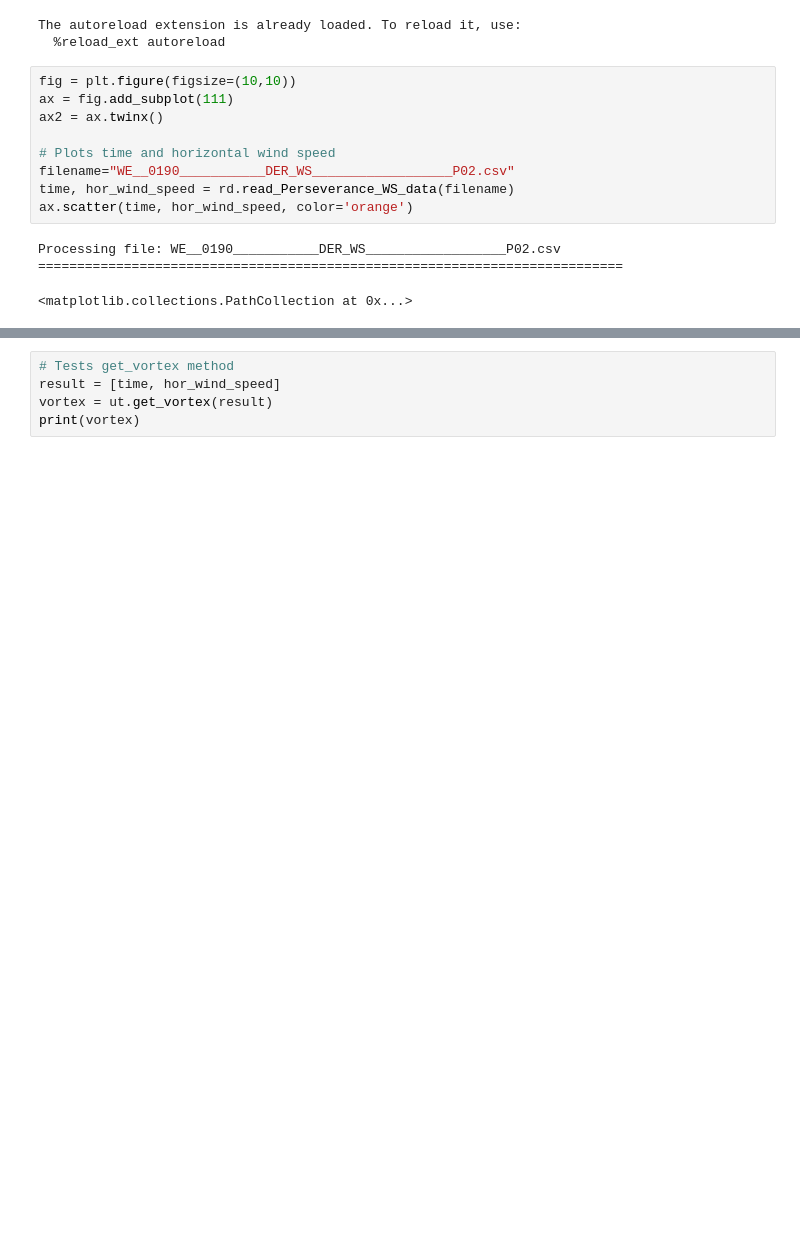
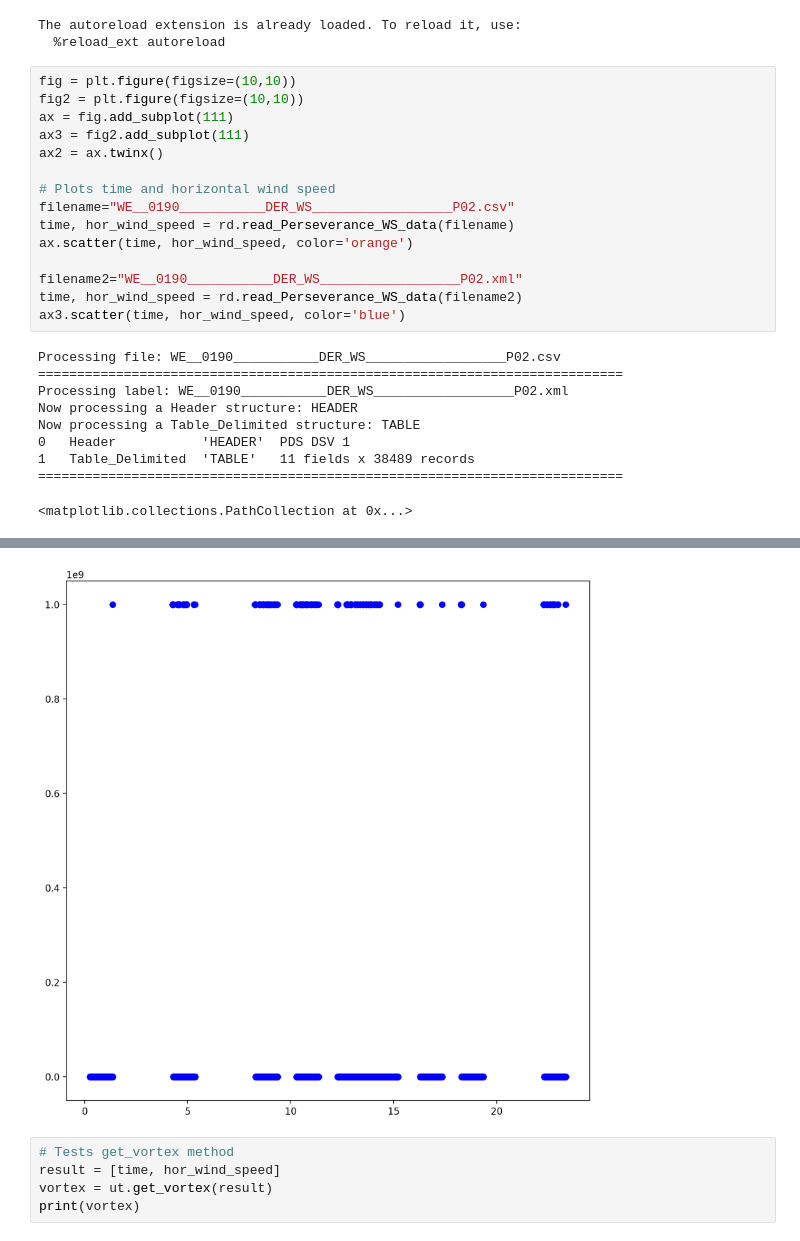
Before and after one commit to cs481-ekh/f22-dust-devils, a Jupyter notebook: docs/examples/Wind_Speed_Model.ipynb, the cells around one changed output, grey strips where cells are left out. Drawn from its saved outputs; the diff is of its cells as text; blank space fills up the shorter version.

```diff
--- a/docs/examples/Wind_Speed_Model.ipynb
+++ b/docs/examples/Wind_Speed_Model.ipynb
@@ -20,18 +20,31 @@ The autoreload extension is already loaded. To reload it, use:
   %reload_ext autoreload
 # %%
 fig = plt.figure(figsize=(10,10))
+fig2 = plt.figure(figsize=(10,10))
 ax = fig.add_subplot(111)
+ax3 = fig2.add_subplot(111)
 ax2 = ax.twinx()
 
 # Plots time and horizontal wind speed
 filename="WE__0190___________DER_WS__________________P02.csv"
 time, hor_wind_speed = rd.read_Perseverance_WS_data(filename)
 ax.scatter(time, hor_wind_speed, color='orange')
+
+filename2="WE__0190___________DER_WS__________________P02.xml"
+time, hor_wind_speed = rd.read_Perseverance_WS_data(filename2)
+ax3.scatter(time, hor_wind_speed, color='blue')
 # %% [output]
 Processing file: WE__0190___________DER_WS__________________P02.csv
 ===========================================================================
+Processing label: WE__0190___________DER_WS__________________P02.xml
+Now processing a Header structure: HEADER
+Now processing a Table_Delimited structure: TABLE
+0   Header           'HEADER'  PDS DSV 1
+1   Table_Delimited  'TABLE'   11 fields x 38489 records
+===========================================================================
 <matplotlib.collections.PathCollection at 0x...>
 [figure]
+[figure, added]
 # %%
 # Tests get_vortex method
 result = [time, hor_wind_speed]
```
Also changed, not shown: 1 other file.
